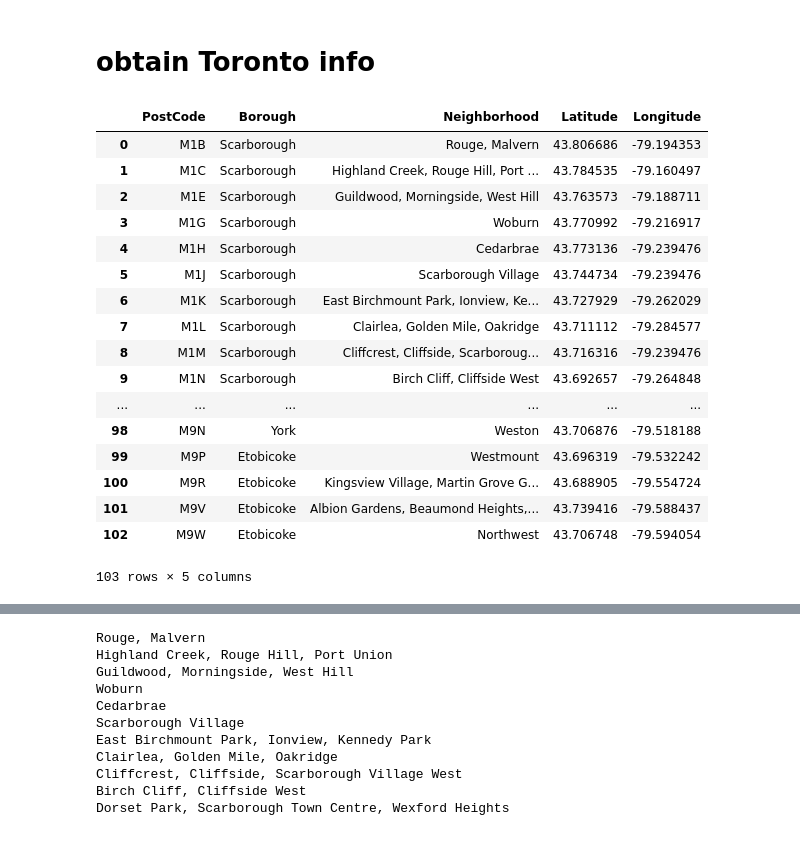
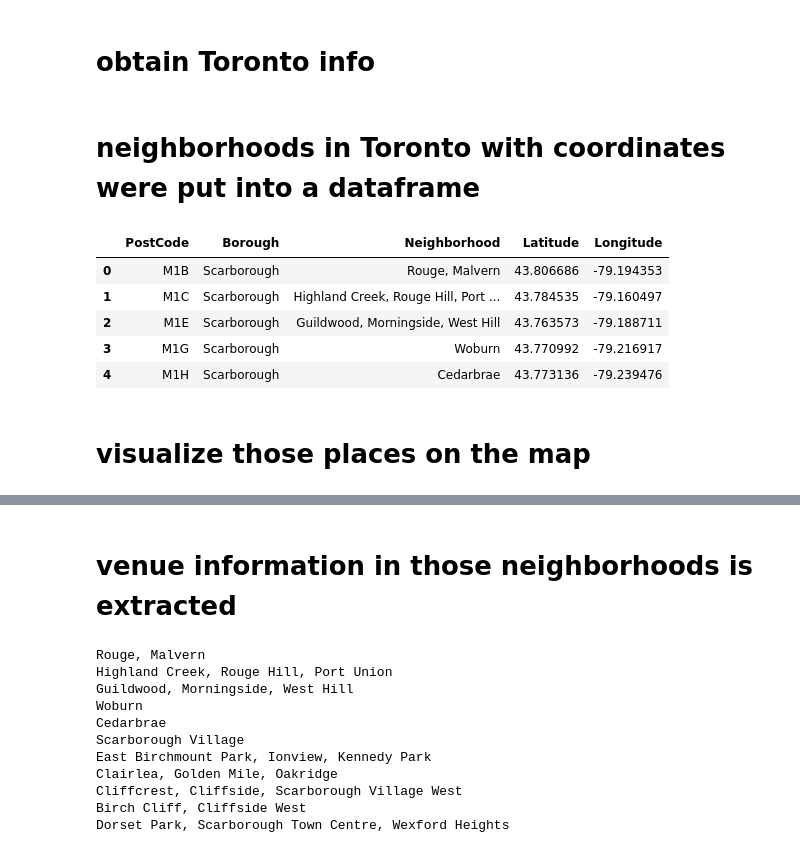
Before and after one commit to linacrechen/data_science_capstone, a Jupyter notebook: capstone_project.ipynb, the cells around one changed output, grey strips where cells are left out. Cells and saved outputs as stored; diff of their text form; code cells hidden in the pictures.

```diff
--- a/capstone_project.ipynb
+++ b/capstone_project.ipynb
@@ -62,6 +62,8 @@ def getNearbyVenues(names, latitudes, longitudes, radius=500):
                   'Venue Category']
 
     return(nearby_venues)
+# %% [markdown]
+# neighborhoods in Toronto with coordinates were put into a dataframe
 # %%
 def get_latlng(postal_code):
     # initialize your variable to None
@@ -91,46 +93,36 @@ for tr in table_rows:
     row = [value.text.strip('\n') for value in td]
     l.append(row)
 l=l[1:]
 
 df=pd.DataFrame(l, columns=["PostCode", "Borough", "Neighborhood"])
 df.drop(df[(df['Borough']=='Not assigned') | (df['Borough']==None)].index,inplace=True)
 neighborhood_not_assigned=df[df['Neighborhood']=='Not assigned']
 df.loc[neighborhood_not_assigned.index,'Neighborhood']=neighborhood_not_assigned['Borough']
 df = df.groupby('PostCode').agg({'Borough':'first',
                              'Neighborhood': ', '.join}).reset_index()
 geospatial_coordinates=pd.read_csv('Geospatial_Coordinates.csv')
 
 col_lat=[]
 col_lng=[]
 
 for row in df.iterrows():
     postal_code=row[1]['PostCode']
     lat,lng=get_latlng(postal_code)
     col_lat.append(lat)
     col_lng.append(lng)
 
 df['Latitude']=col_lat
 df['Longitude']=col_lng
-df
+df.head()
 # %% [output]
 |  | PostCode | Borough | Neighborhood | Latitude | Longitude |
 | 0 | M1B | Scarborough | Rouge, Malvern | 43.806686 | -79.194353 |
 | 1 | M1C | Scarborough | Highland Creek, Rouge Hill, Port ... | 43.784535 | -79.160497 |
 | 2 | M1E | Scarborough | Guildwood, Morningside, West Hill | 43.763573 | -79.188711 |
 | 3 | M1G | Scarborough | Woburn | 43.770992 | -79.216917 |
 | 4 | M1H | Scarborough | Cedarbrae | 43.773136 | -79.239476 |
-| 5 | M1J | Scarborough | Scarborough Village | 43.744734 | -79.239476 |
-| 6 | M1K | Scarborough | East Birchmount Park, Ionview, Ke... | 43.727929 | -79.262029 |
-| 7 | M1L | Scarborough | Clairlea, Golden Mile, Oakridge | 43.711112 | -79.284577 |
-| 8 | M1M | Scarborough | Cliffcrest, Cliffside, Scarboroug... | 43.716316 | -79.239476 |
-| 9 | M1N | Scarborough | Birch Cliff, Cliffside West | 43.692657 | -79.264848 |
-| ... | ... | ... | ... | ... | ... |
-| 98 | M9N | York | Weston | 43.706876 | -79.518188 |
-| 99 | M9P | Etobicoke | Westmount | 43.696319 | -79.532242 |
-| 100 | M9R | Etobicoke | Kingsview Village, Martin Grove G... | 43.688905 | -79.554724 |
-| 101 | M9V | Etobicoke | Albion Gardens, Beaumond Heights,... | 43.739416 | -79.588437 |
-| 102 | M9W | Etobicoke | Northwest | 43.706748 | -79.594054 |
-103 rows × 5 columns
+# %% [markdown]
+# visualize those places on the map
 # %%
 neighborhoods=df
 latitude,longitude=43.68, -79.39
@@ -153,6 +145,8 @@ for lat, lng, borough, neighborhood in zip(neighborhoods['Latitude'], neighborho
 map_toronto
 # %% [output]
 [interactive output not drawn]
+# %% [markdown]
+# venue information in those neighborhoods is extracted
 # %%
 toronto_venues = getNearbyVenues(names=neighborhoods['Neighborhood'],
                                    latitudes=neighborhoods['Latitude'],
```
Also changed, not shown: parts of 21 cells of this notebook.
